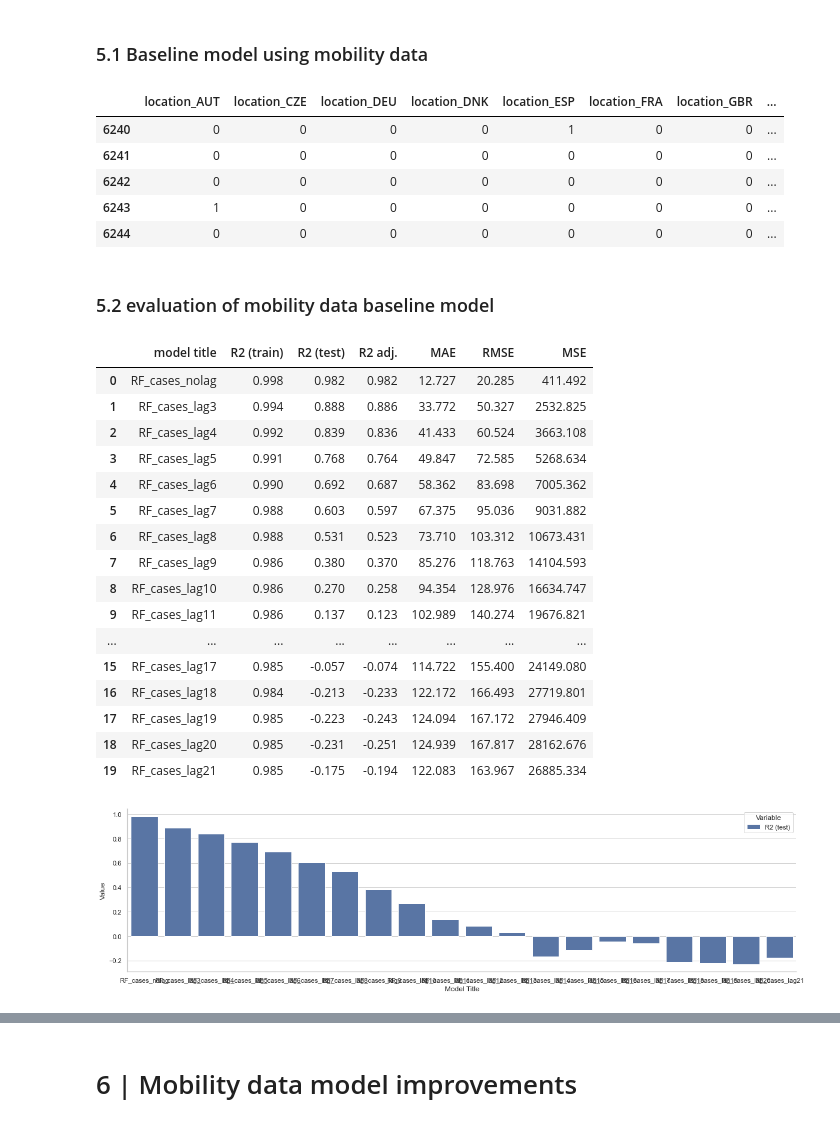
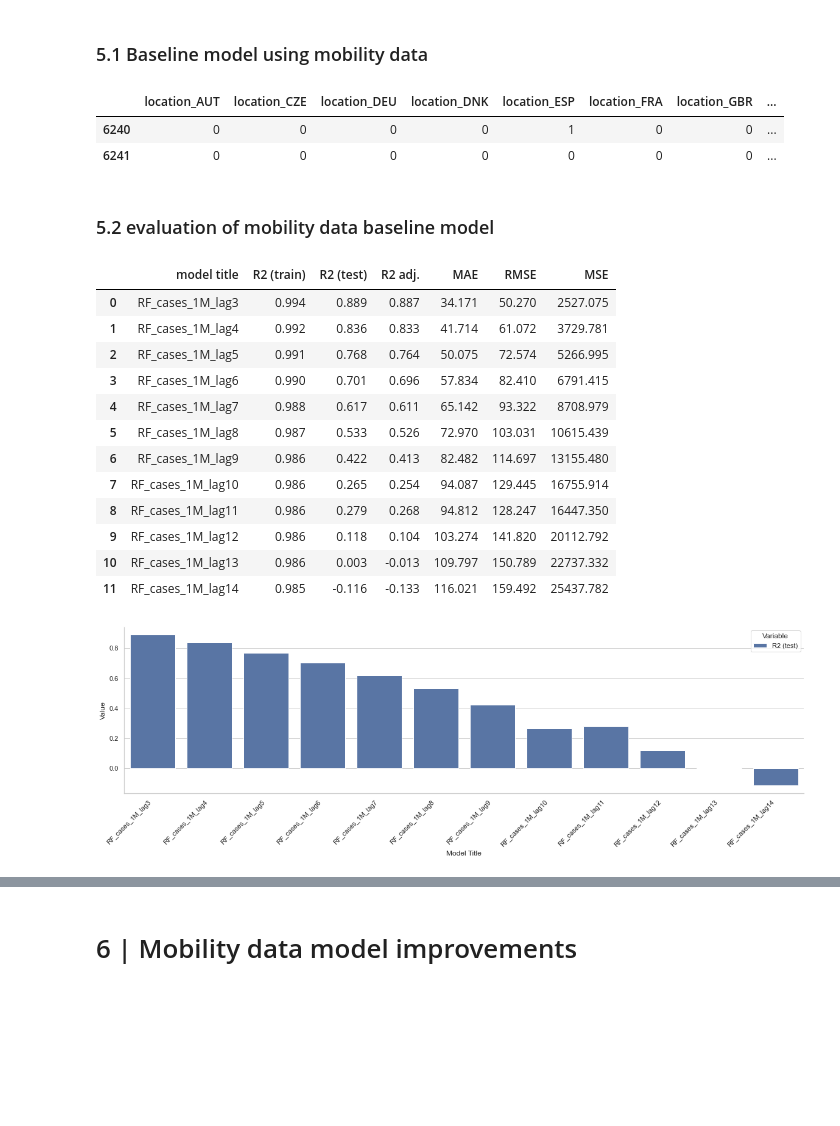
Before and after one commit to KevinSpurk/P03-how-to-predict-a-pandemic, a Jupyter notebook: P03_predict_covid19.ipynb, the cells around one changed output, grey strips where cells are left out. Saved outputs shown, nothing was run; the diff lists cells and outputs as text; code cells hidden in the pictures; blank space fills up the shorter version.

Commit message:
structure improvements, model improvements

```diff
--- a/P03_predict_covid19.ipynb
+++ b/P03_predict_covid19.ipynb
@@ -994,5 +1001,10 @@ mobility_featind
 # %%
 from pyf.preprocessing import timeseries_clustered_target_lags
 
-# create different dfs for a lagging target variable between 3 and 21 days
-mobility_cases = timeseries_clustered_target_lags(mobility['new_cases_smoothed_per_million'], 'date', 'location', 'new_cases_smoothed_per_million', min_lag=3, max_lag=21)
+# dict to store all datasets
+mobility_all = {}
+
+# create different dfs for a lagging target variable between 3 and 14 days
+for target, data in mobility.items():
+    if target != 'all_targets':
+        mobility_all[target] = timeseries_clustered_target_lags(data, 'date', 'location', target, min_lag=3, max_lag=14)
@@ -1002,9 +1020,10 @@ mobility_cases = timeseries_clustered_target_lags(mobility['new_cases_smoothed_p
 from pyf.transform import encoding_get_dummies
 
 # dict to store encoded datasets
-mobility_cases_encoded = {}
+mobility_encoded = mobility_all.copy()
 
 # encoding categorical col with get dummies
-for k, v in mobility_cases.items():
-    dataset_encoded = encoding_get_dummies(df=v, drop_first=False)
-    mobility_cases_encoded[k] = dataset_encoded
+for target in mobility_encoded.values():
+    for lag, data in target.items():
+        dataset_encoded = encoding_get_dummies(df=data, drop_first=False)
+        target[lag] = dataset_encoded
@@ -1021,10 +1040,11 @@ from sklearn.model_selection import train_test_split
 from pyf.models import train_test_split_items
 
 # dict for all resulting dfs
-mobility_cases_modeldata = {}
+mobility_modelsets = {}
 
 # create train test splits
-for k,v in mobility_cases_encoded.items():
-    modeldata = v
-    mobility_cases_modeldata[k] = train_test_split_items(df=modeldata, timeframe='date', test_size=0.2, random_state=84, as_timeseries=True)
+for target, all_lags in mobility_encoded.items():
+    mobility_modelsets[target] = {}
+    for lag, data in all_lags.items():
+        mobility_modelsets[target][lag] = train_test_split_items(df=data, timeframe='date', test_size=0.2, random_state=84, as_timeseries=True)
 # %%
@@ -1109,50 +1132,46 @@ from sklearn.metrics import mean_absolute_error, mean_squared_error
 
 from pyf.models import regression_model_and_evaluation, regression_model_comparison, regression_model_evaluation_metrics, regression_model_evaluation_clustered
 # %%
+mobility_modelsets_baseline = mobility_modelsets.copy()
+
 # create list of model titles
-fr_title_list = ['RF_cases_lag' + str(d) for d in range(3,22)]
-fr_title_list.insert(0, 'RF_cases_nolag')
+rf_title_list = ['RF_cases_1M_lag' + str(d) for d in range(3,15)]
 
-# execute models and get metrics
-rf_mobility_cases, rf_mobility_cases_comp = regression_model_comparison(datasets=mobility_cases_modeldata, titles=fr_title_list, model_type=RandomForestRegressor)
+# modeling and metrics
+mobility_modelsets_baseline, mobility_modelsets_baseline_comp = regression_model_comparison(datasets=mobility_modelsets_baseline['new_cases_smoothed_per_million'], titles=rf_title_list, model_type=RandomForestRegressor)
 # %%
-mobility_cases_modeldata['lag_10']['X_test'].head()
+mobility_modelsets_baseline['lag_10']['X_test'].head(2)
 # %% [output]
 |  | location_AUT | location_CZE | location_DEU | location_DNK | location_ESP | location_FRA | location_GBR | ... |
 | 6240 | 0 | 0 | 0 | 0 | 1 | 0 | 0 | ... |
 | 6241 | 0 | 0 | 0 | 0 | 0 | 0 | 0 | ... |
-| 6242 | 0 | 0 | 0 | 0 | 0 | 0 | 0 | ... |
-| 6243 | 1 | 0 | 0 | 0 | 0 | 0 | 0 | ... |
-| 6244 | 0 | 0 | 0 | 0 | 0 | 0 | 0 | ... |
 # %% [markdown]
 ### 5.2 evaluation of mobility data baseline model
 # %%
-rf_mobility_cases_comp
+mobility_modelsets_baseline_comp
 # %% [output]
 |  | model title | R2 (train) | R2 (test) | R2 adj. | MAE | RMSE | MSE |
-| 0 | RF_cases_nolag | 0.998 | 0.982 | 0.982 | 12.727 | 20.285 | 411.492 |
-| 1 | RF_cases_lag3 | 0.994 | 0.888 | 0.886 | 33.772 | 50.327 | 2532.825 |
-| 2 | RF_cases_lag4 | 0.992 | 0.839 | 0.836 | 41.433 | 60.524 | 3663.108 |
-| 3 | RF_cases_lag5 | 0.991 | 0.768 | 0.764 | 49.847 | 72.585 | 5268.634 |
-| 4 | RF_cases_lag6 | 0.990 | 0.692 | 0.687 | 58.362 | 83.698 | 7005.362 |
-| 5 | RF_cases_lag7 | 0.988 | 0.603 | 0.597 | 67.375 | 95.036 | 9031.882 |
-| 6 | RF_cases_lag8 | 0.988 | 0.531 | 0.523 | 73.710 | 103.312 | 10673.431 |
-| 7 | RF_cases_lag9 | 0.986 | 0.380 | 0.370 | 85.276 | 118.763 | 14104.593 |
-| 8 | RF_cases_lag10 | 0.986 | 0.270 | 0.258 | 94.354 | 128.976 | 16634.747 |
-| 9 | RF_cases_lag11 | 0.986 | 0.137 | 0.123 | 102.989 | 140.274 | 19676.821 |
-| ... | ... | ... | ... | ... | ... | ... | ... |
-| 15 | RF_cases_lag17 | 0.985 | -0.057 | -0.074 | 114.722 | 155.400 | 24149.080 |
-| 16 | RF_cases_lag18 | 0.984 | -0.213 | -0.233 | 122.172 | 166.493 | 27719.801 |
-| 17 | RF_cases_lag19 | 0.985 | -0.223 | -0.243 | 124.094 | 167.172 | 27946.409 |
-| 18 | RF_cases_lag20 | 0.985 | -0.231 | -0.251 | 124.939 | 167.817 | 28162.676 |
-| 19 | RF_cases_lag21 | 0.985 | -0.175 | -0.194 | 122.083 | 163.967 | 26885.334 |
+| 0 | RF_cases_1M_lag3 | 0.994 | 0.889 | 0.887 | 34.171 | 50.270 | 2527.075 |
+| 1 | RF_cases_1M_lag4 | 0.992 | 0.836 | 0.833 | 41.714 | 61.072 | 3729.781 |
+| 2 | RF_cases_1M_lag5 | 0.991 | 0.768 | 0.764 | 50.075 | 72.574 | 5266.995 |
+| 3 | RF_cases_1M_lag6 | 0.990 | 0.701 | 0.696 | 57.834 | 82.410 | 6791.415 |
+| 4 | RF_cases_1M_lag7 | 0.988 | 0.617 | 0.611 | 65.142 | 93.322 | 8708.979 |
+| 5 | RF_cases_1M_lag8 | 0.987 | 0.533 | 0.526 | 72.970 | 103.031 | 10615.439 |
+| 6 | RF_cases_1M_lag9 | 0.986 | 0.422 | 0.413 | 82.482 | 114.697 | 13155.480 |
+| 7 | RF_cases_1M_lag10 | 0.986 | 0.265 | 0.254 | 94.087 | 129.445 | 16755.914 |
+| 8 | RF_cases_1M_lag11 | 0.986 | 0.279 | 0.268 | 94.812 | 128.247 | 16447.350 |
+| 9 | RF_cases_1M_lag12 | 0.986 | 0.118 | 0.104 | 103.274 | 141.820 | 20112.792 |
+| 10 | RF_cases_1M_lag13 | 0.986 | 0.003 | -0.013 | 109.797 | 150.789 | 22737.332 |
+| 11 | RF_cases_1M_lag14 | 0.985 | -0.116 | -0.133 | 116.021 | 159.492 | 25437.782 |
 # %%
 fig, ax1 = plt.subplots(figsize=(20, 5))
-tidy = rf_mobility_cases_comp.melt(id_vars='model title').rename(columns=str.title)
+tidy = mobility_modelsets_baseline_comp.melt(id_vars='model title').rename(columns=str.title)
 tidy = tidy[tidy['Variable'] == 'R2 (test)']
 sns.barplot(x='Model Title', y='Value', hue='Variable', data=tidy, ax=ax1)
 sns.despine(fig)
+plt.xticks(rotation=45, ha='right')
+plt.show()
 # %% [output]
-[figure, old version]
+[figure, new version]
 # %%
 # get preformance metrics for 5 days lag clustered by location
```
Also changed, not shown: parts of 115 cells of this notebook, 2 other files.
